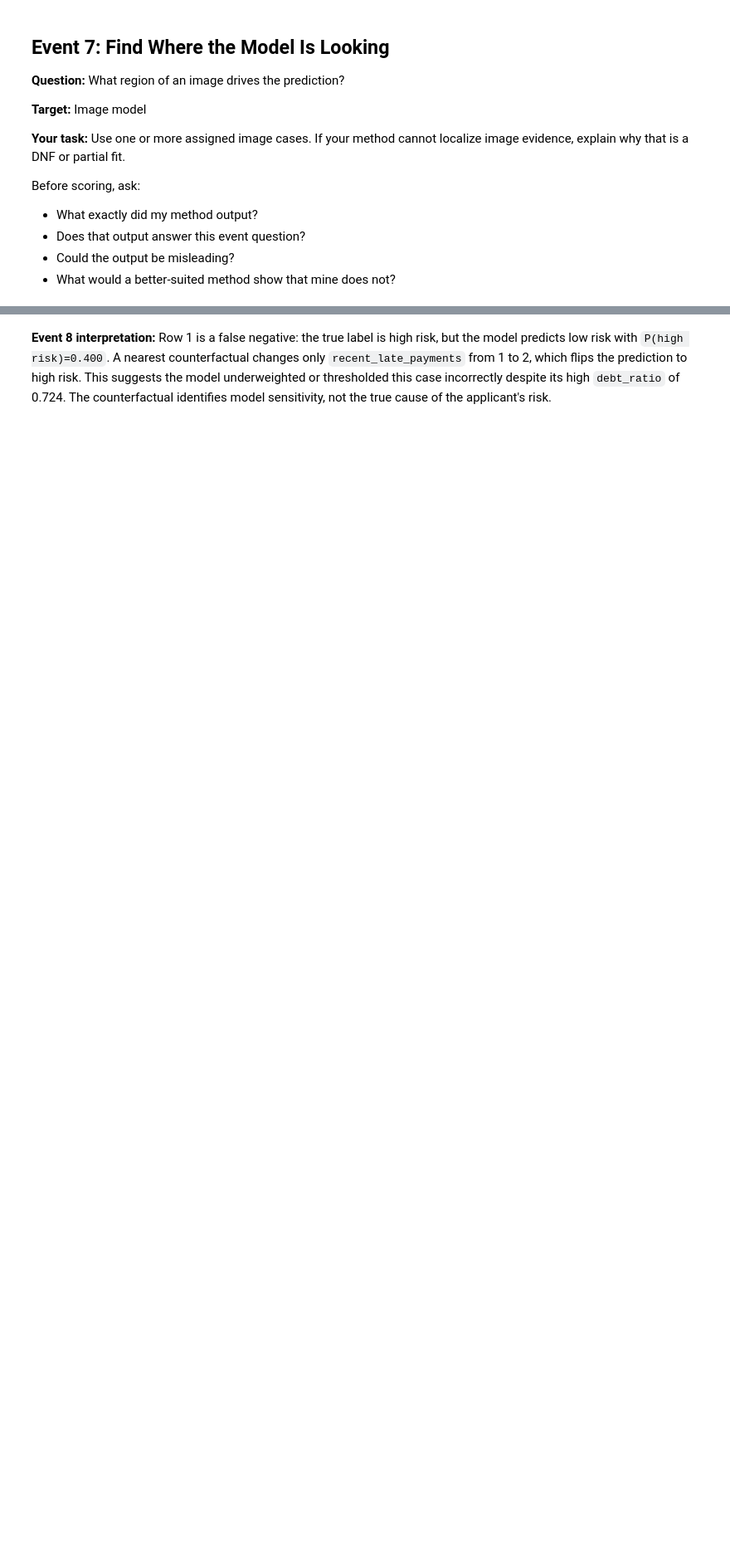
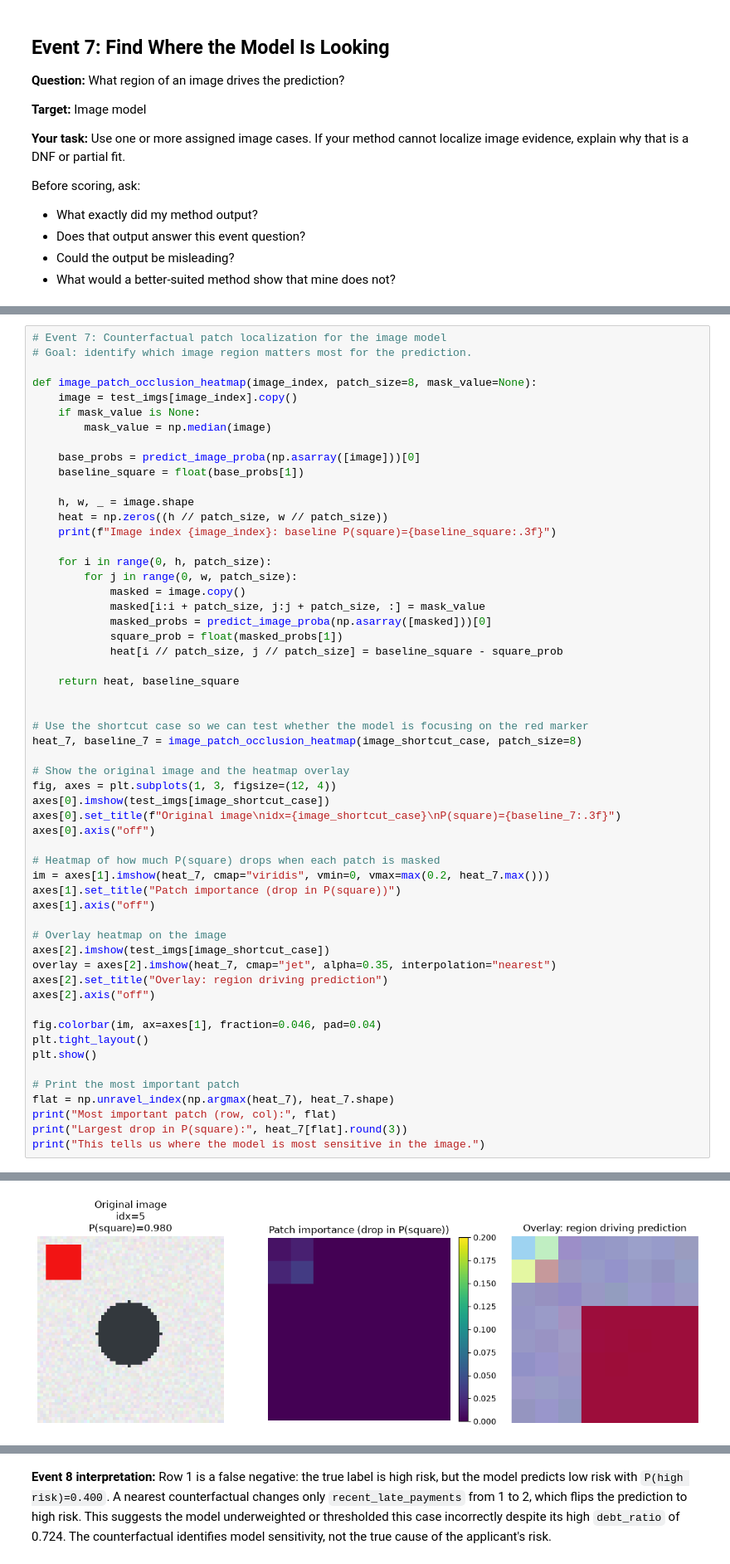
Before and after one commit to ammylin/AIPI590-decathlon-wk5, a Jupyter notebook: xai_decathlon.ipynb, the cells around one changed output, grey strips where cells are left out. Shown at 83% size. Saved outputs shown, nothing was run; the diff lists cells and outputs as text; blank space fills up the shorter version.

Commit message:
event 7

```diff
--- a/xai_decathlon.ipynb
+++ b/xai_decathlon.ipynb
@@ -1044,0 +1045,57 @@ Before scoring, ask:
+# %%
+# Event 7: Counterfactual patch localization for the image model
+# Goal: identify which image region matters most for the prediction.
+
+def image_patch_occlusion_heatmap(image_index, patch_size=8, mask_value=None):
+    image = test_imgs[image_index].copy()
+    if mask_value is None:
+        mask_value = np.median(image)
+
+    base_probs = predict_image_proba(np.asarray([image]))[0]
+    baseline_square = float(base_probs[1])
+
+    h, w, _ = image.shape
+    heat = np.zeros((h // patch_size, w // patch_size))
+    print(f"Image index {image_index}: baseline P(square)={baseline_square:.3f}")
+
+    for i in range(0, h, patch_size):
+        for j in range(0, w, patch_size):
+            masked = image.copy()
+            masked[i:i + patch_size, j:j + patch_size, :] = mask_value
+            masked_probs = predict_image_proba(np.asarray([masked]))[0]
+            square_prob = float(masked_probs[1])
+            heat[i // patch_size, j // patch_size] = baseline_square - square_prob
+
+    return heat, baseline_square
+
+
+# Use the shortcut case so we can test whether the model is focusing on the red marker
+heat_7, baseline_7 = image_patch_occlusion_heatmap(image_shortcut_case, patch_size=8)
+
+# Show the original image and the heatmap overlay
+fig, axes = plt.subplots(1, 3, figsize=(12, 4))
+axes[0].imshow(test_imgs[image_shortcut_case])
+axes[0].set_title(f"Original image\nidx={image_shortcut_case}\nP(square)={baseline_7:.3f}")
+axes[0].axis("off")
+
+# Heatmap of how much P(square) drops when each patch is masked
+im = axes[1].imshow(heat_7, cmap="viridis", vmin=0, vmax=max(0.2, heat_7.max()))
+axes[1].set_title("Patch importance (drop in P(square))")
+axes[1].axis("off")
+
+# Overlay heatmap on the image
+axes[2].imshow(test_imgs[image_shortcut_case])
+overlay = axes[2].imshow(heat_7, cmap="jet", alpha=0.35, interpolation="nearest")
+axes[2].set_title("Overlay: region driving prediction")
+axes[2].axis("off")
+
+fig.colorbar(im, ax=axes[1], fraction=0.046, pad=0.04)
+plt.tight_layout()
+plt.show()
+
+# Print the most important patch
+flat = np.unravel_index(np.argmax(heat_7), heat_7.shape)
+print("Most important patch (row, col):", flat)
+print("Largest drop in P(square):", heat_7[flat].round(3))
+print("This tells us where the model is most sensitive in the image.")
+# %% [output]
@@ -1044,0 +1103 @@ Before scoring, ask:
+[figure, added]
```
Also changed, not shown: parts of 4 cells of this notebook.
